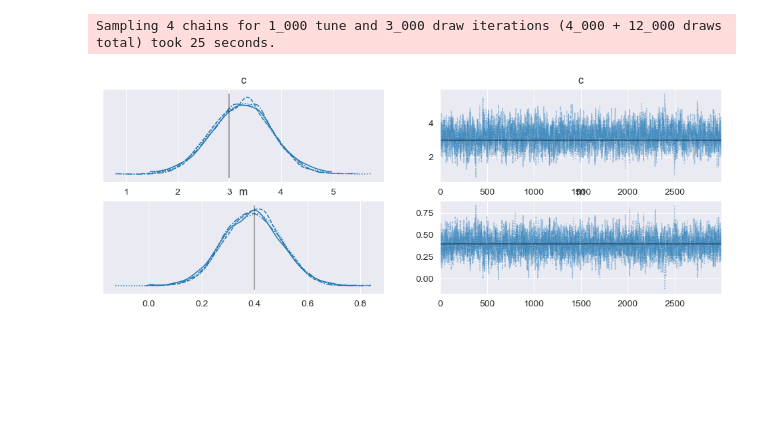
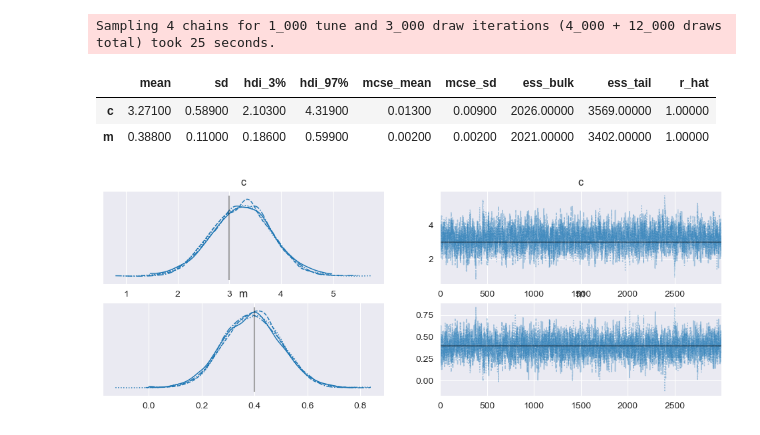
Before and after one commit to Kumachar/ResearchExamples, a Jupyter notebook: Interpolation_Likelihood.ipynb, the cells around one changed output. Drawn from its saved outputs; the diff is of its cells as text; code cells hidden in the pictures; blank space fills up the shorter version.

```diff
--- a/Interpolation_Likelihood.ipynb
+++ b/Interpolation_Likelihood.ipynb
@@ -133,6 +120,12 @@ CompoundStep
 [interactive output not drawn]
 [interactive output not drawn]
 Sampling 4 chains for 1_000 tune and 3_000 draw iterations (4_000 + 12_000 draws total) took 25 seconds.
+# %%
+az.summary(idata_no_grad)
+# %% [output]
+|  | mean | sd | hdi_3% | hdi_97% | mcse_mean | mcse_sd | ess_bulk | ess_tail | r_hat |
+| c | 3.27100 | 0.58900 | 2.10300 | 4.31900 | 0.01300 | 0.00900 | 2026.00000 | 3569.00000 | 1.00000 |
+| m | 0.38800 | 0.11000 | 0.18600 | 0.59900 | 0.00200 | 0.00200 | 2021.00000 | 3402.00000 | 1.00000 |
 # %%
 az.plot_trace(idata_no_grad, lines=[("m", {}, mtrue), ("c", {}, ctrue)]);
 # %% [output]
```
Also changed, not shown: parts of 6 cells of this notebook.
